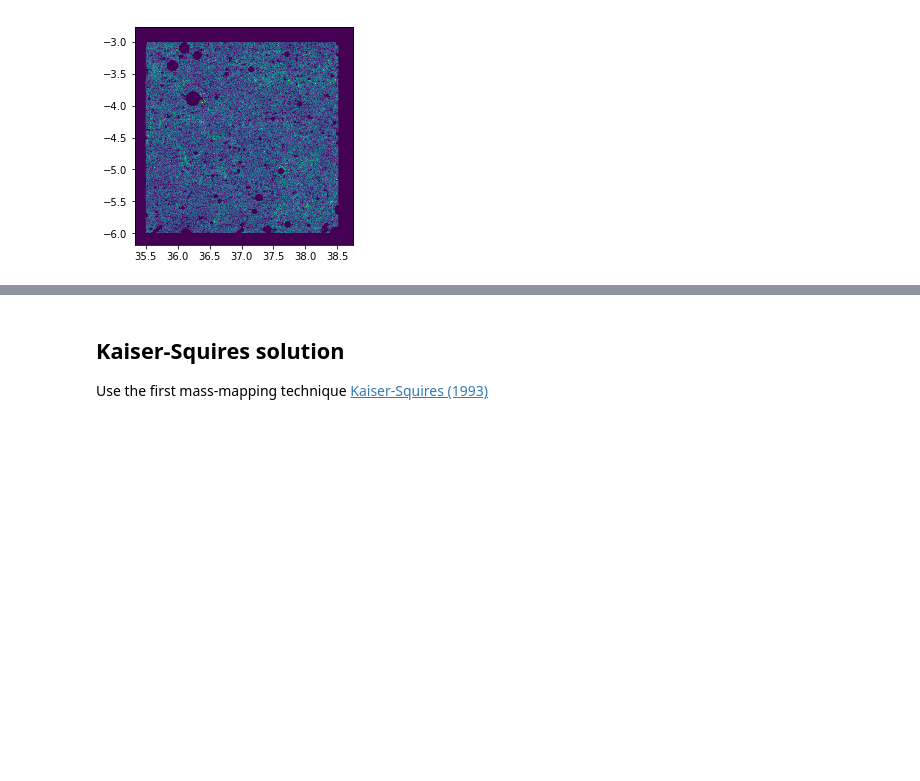
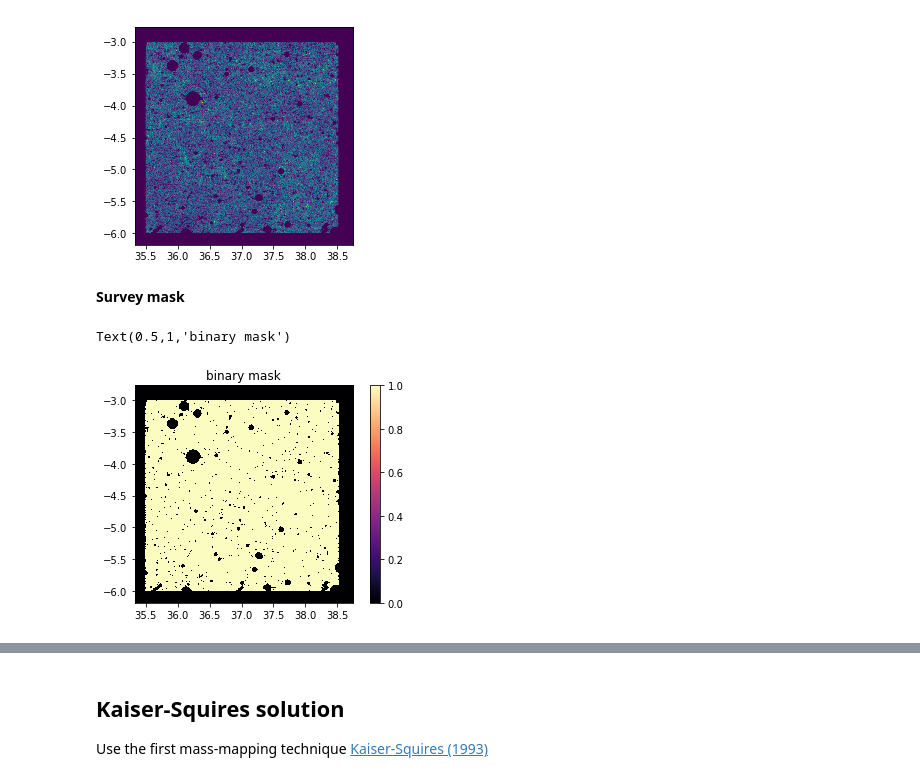
Before and after one commit to EiffL/Quarks2CosmosDataChallenge, a Jupyter notebook: notebooks/Lensing-challenge.ipynb, the cells around one changed output, grey strips where cells are left out. Saved outputs shown, nothing was run; the diff lists cells and outputs as text; code cells hidden in the pictures; blank space fills up the shorter version.

Commit message:
maps: ngal, e1, e2, Sigma, mask

```diff
--- a/notebooks/Lensing-challenge.ipynb
+++ b/notebooks/Lensing-challenge.ipynb
@@ -76,3 +94,15 @@ imshow(n_gal_map, origin='lower', extent=get_extend_radec(resolution, width,ra,
 # %% [output]
 <matplotlib.image.AxesImage at 0x...>
 [figure]
+# %% [markdown]
+**Survey mask**
+# %%
+m = n_gal_map == 0
+mask = 1.-m
+imshow(mask, cmap='magma', origin='lower', extent=get_extend_radec(resolution, width, ra, dec))
+colorbar()
+#xlim(gca().get_xlim()[::-1])
+title("binary mask")
+# %% [output]
+Text(0.5,1,'binary mask')
+[figure, added]
```
Also changed, not shown: parts of 9 cells of this notebook.
